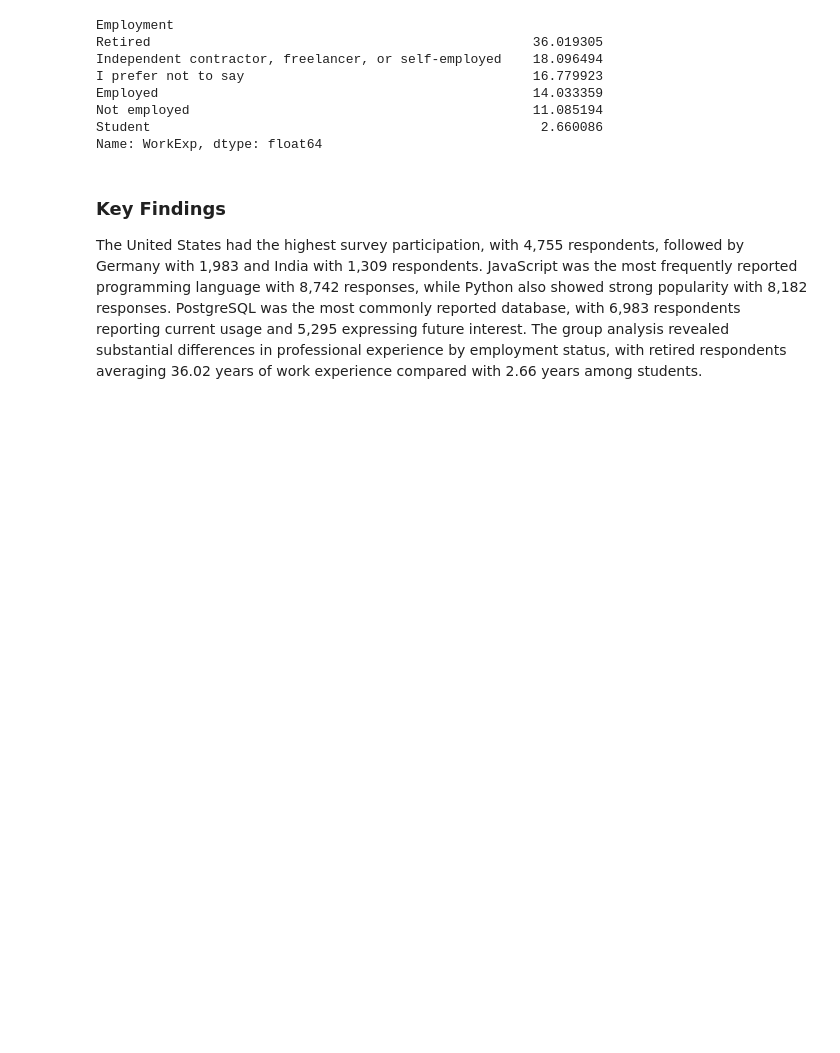
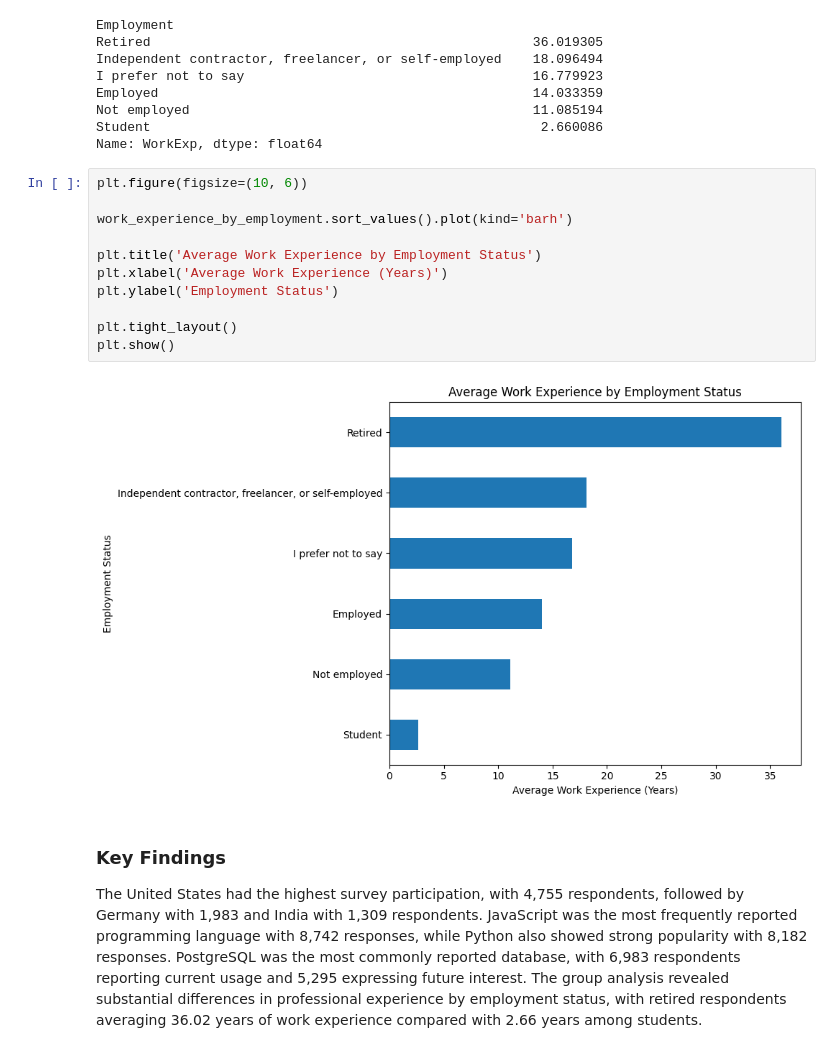
Before and after one commit to SandaruNipuna1/developer-survey-eda, a Jupyter notebook: developer_survey_eda.ipynb, the cells around one changed output. Cells and saved outputs as stored; diff of their text form; blank space fills up the shorter version.

```diff
--- a/developer_survey_eda.ipynb
+++ b/developer_survey_eda.ipynb
@@ -449,6 +449,19 @@ Employed                                                14.033359
 Not employed                                            11.085194
 Student                                                  2.660086
 Name: WorkExp, dtype: float64
+# %%
+plt.figure(figsize=(10, 6))
+
+work_experience_by_employment.sort_values().plot(kind='barh')
+
+plt.title('Average Work Experience by Employment Status')
+plt.xlabel('Average Work Experience (Years)')
+plt.ylabel('Employment Status')
+
+plt.tight_layout()
+plt.show()
+# %% [output]
+[figure, added]
 # %% [markdown]
 ### Key Findings
 
```
